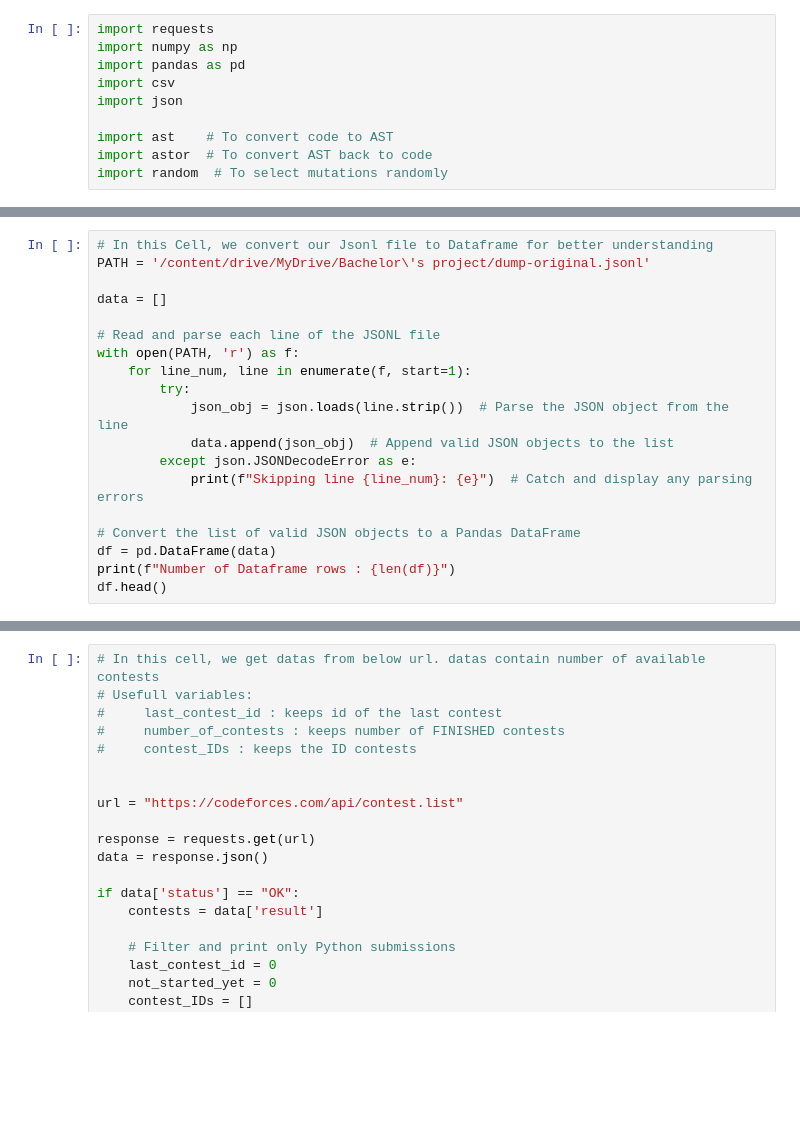
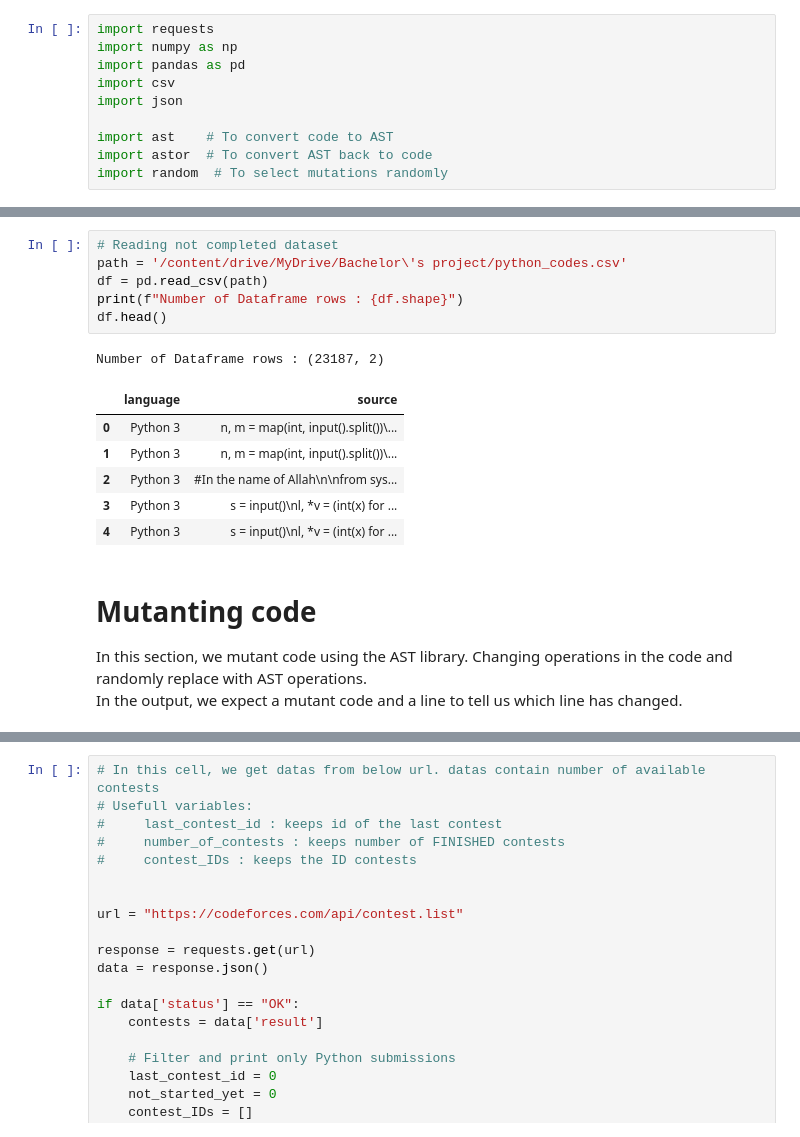
Before and after one commit to navidadkhah/Advanced-Bug-Detection-and-Fixing-Using-Fine-Tuned-LLM, a Jupyter notebook: Dataset/Create_dataset.ipynb, the cells around one changed output, grey strips where cells are left out. Drawn from its saved outputs; the diff is of its cells as text; blank space fills up the shorter version.

```diff
--- a/Dataset/Create_dataset.ipynb
+++ b/Dataset/Create_dataset.ipynb
@@ -50,19 +37,0 @@ import random  # To select mutations randomly
-# %%
-# In this Cell, we convert our Jsonl file to Dataframe for better understanding
-PATH = '/content/drive/MyDrive/Bachelor\'s project/dump-original.jsonl'
-
-data = []
-
-# Read and parse each line of the JSONL file
-with open(PATH, 'r') as f:
-    for line_num, line in enumerate(f, start=1):
-        try:
-            json_obj = json.loads(line.strip())  # Parse the JSON object from the line
-            data.append(json_obj)  # Append valid JSON objects to the list
-        except json.JSONDecodeError as e:
-            print(f"Skipping line {line_num}: {e}")  # Catch and display any parsing errors
-
-# Convert the list of valid JSON objects to a Pandas DataFrame
-df = pd.DataFrame(data)
-print(f"Number of Dataframe rows : {len(df)}")
-df.head()
@@ -168,0 +38,19 @@ df['source'][0].split('\n')
+# %%
+# Reading not completed dataset
+path = '/content/drive/MyDrive/Bachelor\'s project/python_codes.csv'
+df = pd.read_csv(path)
+print(f"Number of Dataframe rows : {df.shape}")
+df.head()
+# %% [output]
+Number of Dataframe rows : (23187, 2)
+|  | language | source |
+| 0 | Python 3 | n, m = map(int, input().split())\... |
+| 1 | Python 3 | n, m = map(int, input().split())\... |
+| 2 | Python 3 | #In the name of Allah\n\nfrom sys... |
+| 3 | Python 3 | s = input()\nl, *v = (int(x) for ... |
+| 4 | Python 3 | s = input()\nl, *v = (int(x) for ... |
+# %% [markdown]
+# Mutanting code
+In this section, we mutant code using the AST library. Changing operations in the code and randomly replace with AST operations.
+<br>
+In the output, we expect a mutant code and a line to tell us which line has changed.
```
Also changed, not shown: parts of 17 cells of this notebook.
